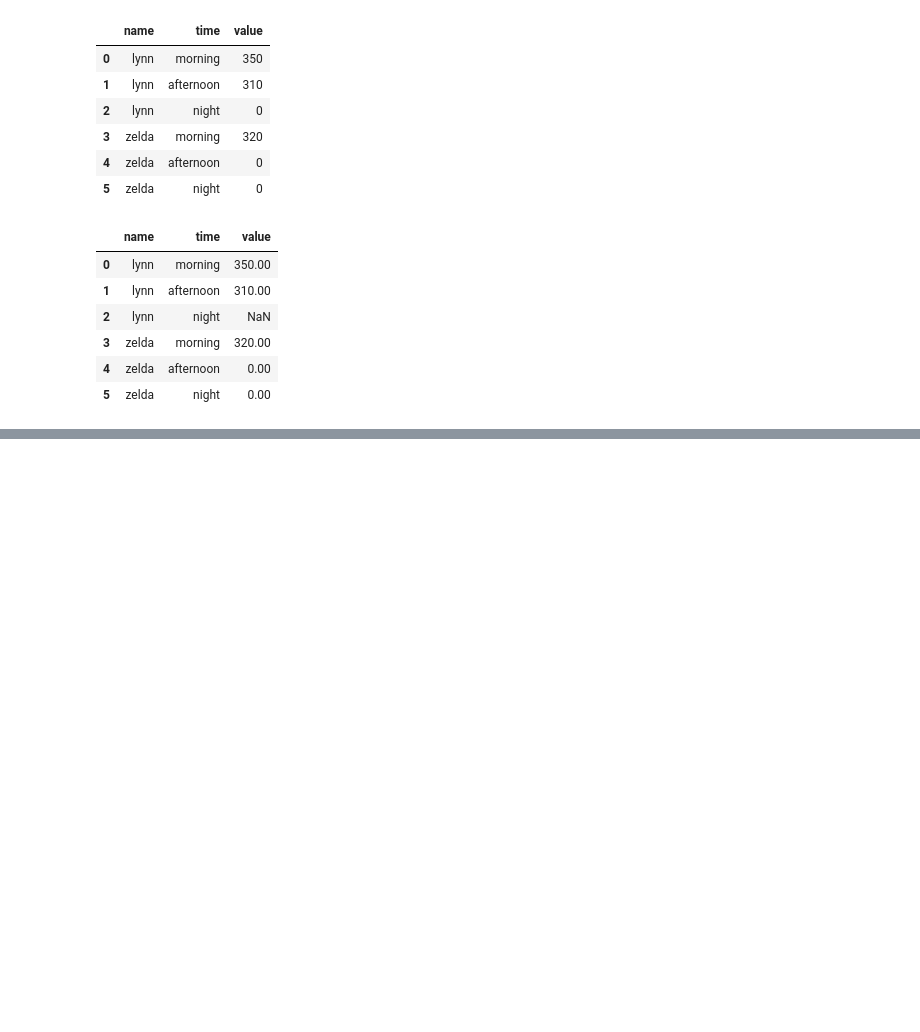
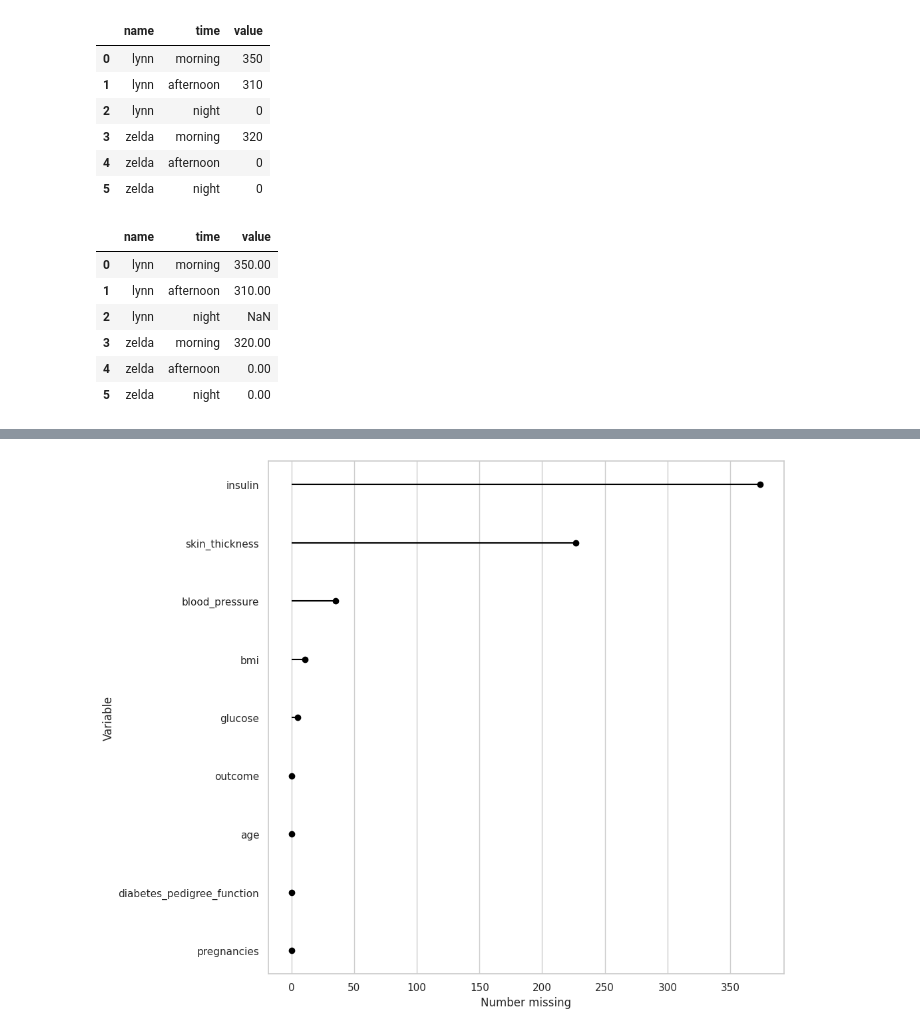
Before and after one commit to AleexSilva/Training-MissingData, a Jupyter notebook: exploring_missing_values.ipynb, the cells around one changed output, grey strips where cells are left out. Saved outputs shown, nothing was run; the diff lists cells and outputs as text; code cells hidden in the pictures; blank space fills up the shorter version.

```diff
--- a/exploring_missing_values.ipynb
+++ b/exploring_missing_values.ipynb
@@ -605,0 +621,4 @@ dtype: int64
+# %%
+df_diabetes.missing.missing_variable_plot()
+# %% [output]
+[figure, added]
```
Also changed, not shown: parts of 10 cells of this notebook.
